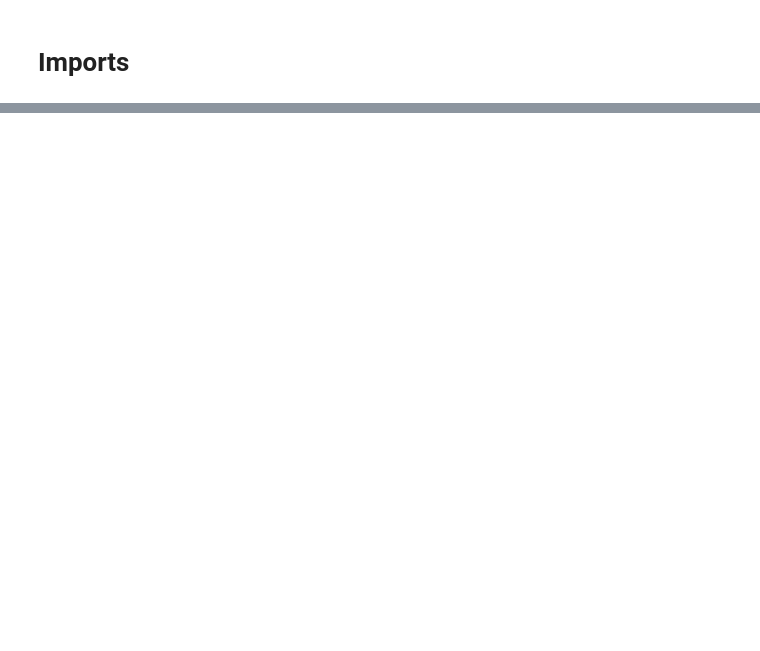
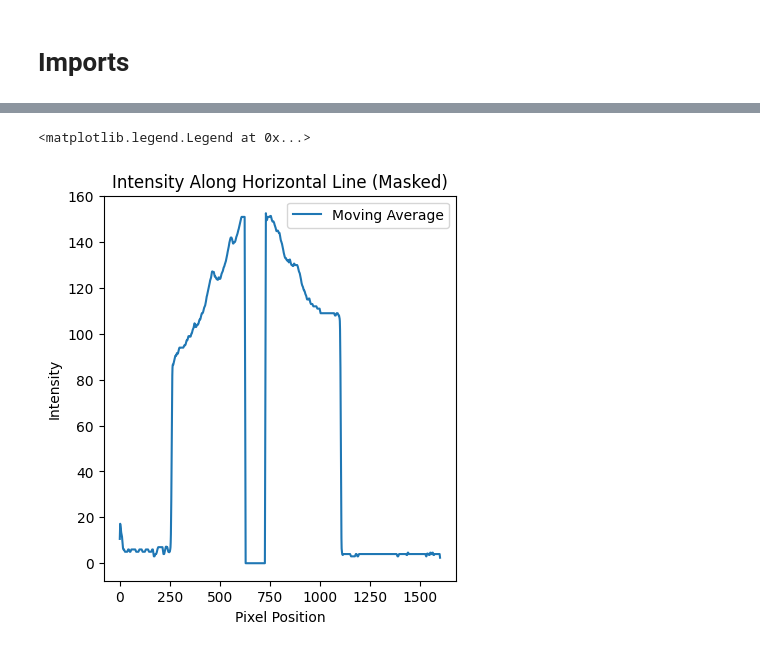
Before and after one commit to MrIsCM/Solid_State_Physics, a Jupyter notebook: Electron_Difrraction/main.ipynb, the cells around one changed output, grey strips where cells are left out. Saved outputs shown, nothing was run; the diff lists cells and outputs as text; code cells hidden in the pictures; blank space fills up the shorter version.

```diff
--- a/Electron_Difrraction/main.ipynb
+++ b/Electron_Difrraction/main.ipynb
@@ -38,0 +327,17 @@ error: OpenCV(4.10.0) D:\a\opencv-python\opencv-python\opencv\modules\imgproc\sr
+# %%
+ma_horizontal = np.convolve(horizontal_line, np.ones(5) / 5, mode='same')
+ma_vertical = np.convolve(vertical_line, np.ones(10) / 10, mode='same')
+
+# Plot the pixel intensities along the horizontal and vertical lines
+plt.figure(figsize=(10, 5))
+
+plt.subplot(1, 2, 1)
+# plt.plot(horizontal_line, label='Original')
+plt.plot(ma_horizontal, label='Moving Average', linestyle='-')
+plt.title("Intensity Along Horizontal Line (Masked)")
+plt.xlabel("Pixel Position")
+plt.ylabel("Intensity")
+plt.legend()
+# %% [output]
+<matplotlib.legend.Legend at 0x...>
+[figure, added]
```
Also changed, not shown: parts of 13 cells of this notebook.
